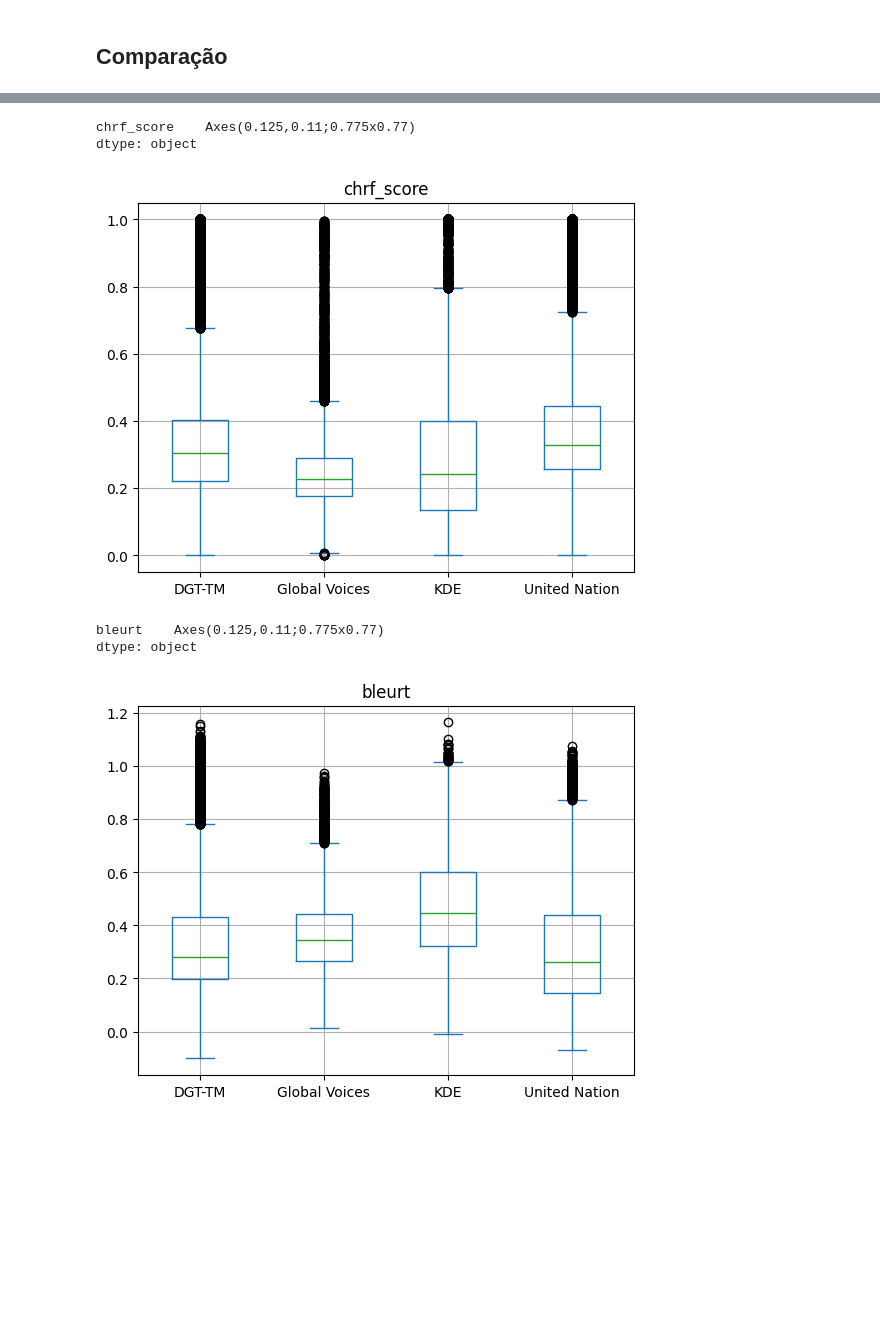
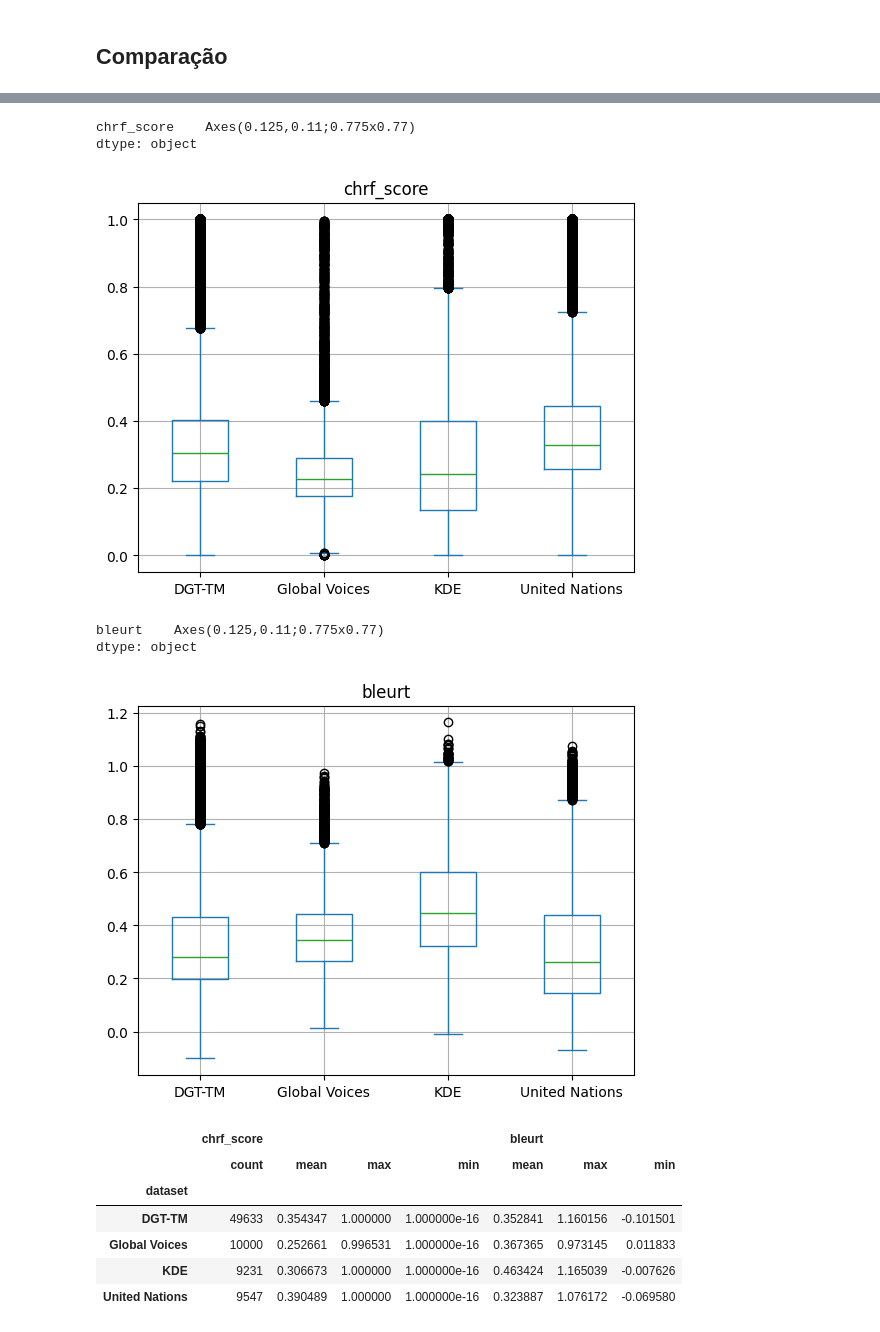
Before and after one commit to tta13/translation-search, a Jupyter notebook: src/result_analysis.ipynb, the cells around one changed output, grey strips where cells are left out. Drawn from its saved outputs; the diff is of its cells as text; code cells hidden in the pictures; blank space fills up the shorter version.

Commit message:
Show table with overall results in result_analysis.ipynb

```diff
--- a/src/result_analysis.ipynb
+++ b/src/result_analysis.ipynb
@@ -290,7 +290,7 @@ df[['chrf_score', 'bleurt']].plot.box()
 <Axes: >
 [figure]
 # %%
-df['dataset'] = 'United Nation'
+df['dataset'] = 'United Nations'
 # %%
 df_results = pd.concat([df_results, df[cols]])
 df_results.shape
@@ -312,10 +312,21 @@ df_results.plot.box(column='chrf_score', by='dataset', grid=True)
 # %% [output]
 chrf_score    Axes(0.125,0.11;0.775x0.77)
 dtype: object
-[figure, old version]
+[figure, new version]
 # %%
 df_results.plot.box(column='bleurt', by='dataset', grid=True)
 # %% [output]
 bleurt    Axes(0.125,0.11;0.775x0.77)
 dtype: object
-[figure, old version]
+[figure, new version]
+# %%
+# Computando valores das métricas por dataset
+df_results.groupby('dataset').agg({'chrf_score': ['count', 'mean', 'max', 'min'], 'bleurt': ['mean', 'max', 'min']})
+# %% [output]
+|  | chrf_score |  |  |  | bleurt |  |  |
+|  | count | mean | max | min | mean | max | min |
+| dataset |  |  |  |  |  |  |  |
+| DGT-TM | 49633 | 0.354347 | 1.000000 | 1.000000e-16 | 0.352841 | 1.160156 | -0.101501 |
+| Global Voices | 10000 | 0.252661 | 0.996531 | 1.000000e-16 | 0.367365 | 0.973145 | 0.011833 |
+| KDE | 9231 | 0.306673 | 1.000000 | 1.000000e-16 | 0.463424 | 1.165039 | -0.007626 |
+| United Nations | 9547 | 0.390489 | 1.000000 | 1.000000e-16 | 0.323887 | 1.076172 | -0.069580 |
```
Also changed, not shown: parts of 1 cell of this notebook.
